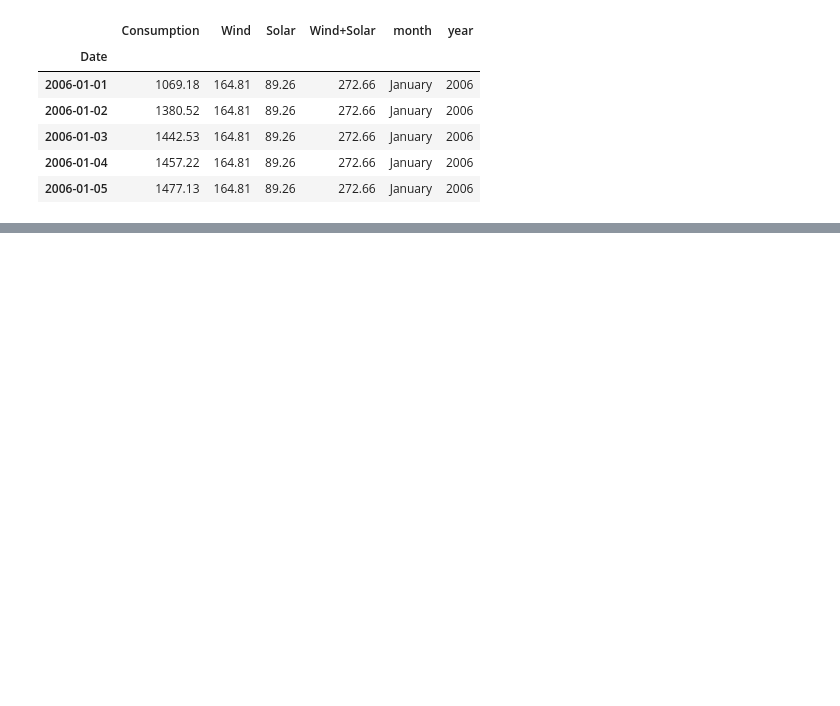
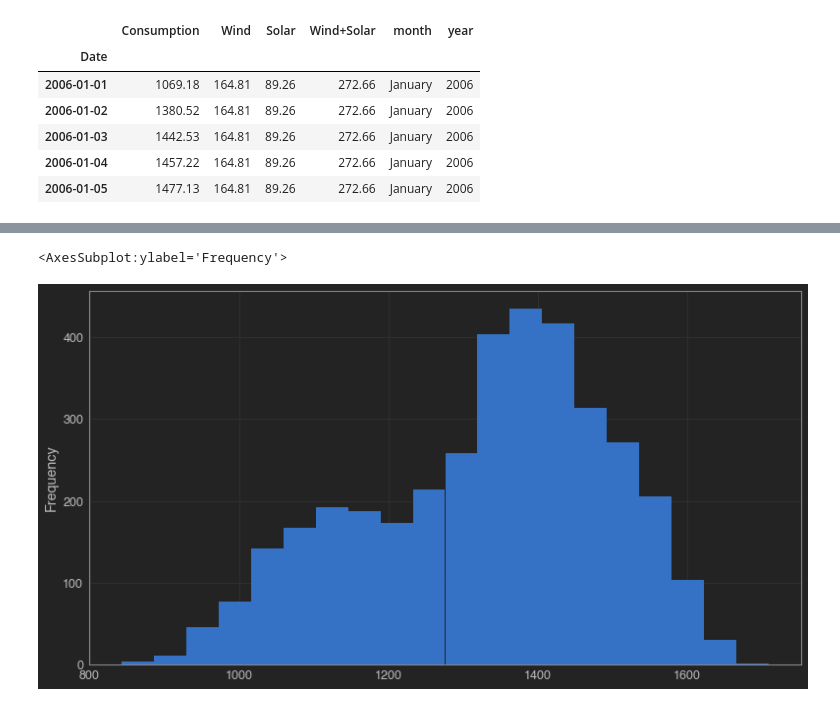
Before and after one commit to Ken-Alviola/time-series-exercises, a Jupyter notebook: explore.ipynb, the cells around one changed output, grey strips where cells are left out. Saved outputs shown, nothing was run; the diff lists cells and outputs as text; code cells hidden in the pictures; blank space fills up the shorter version.

```diff
--- a/explore.ipynb
+++ b/explore.ipynb
@@ -546,0 +571,3 @@ germany.head()
+# %%
+y = train.Consumption
+y.head()
@@ -546,0 +582,5 @@ germany.head()
+# %%
+y.plot.hist(bins=20)
+# %% [output]
+<AxesSubplot:ylabel='Frequency'>
+[figure, added]
```
Also changed, not shown: parts of 44 cells of this notebook.
